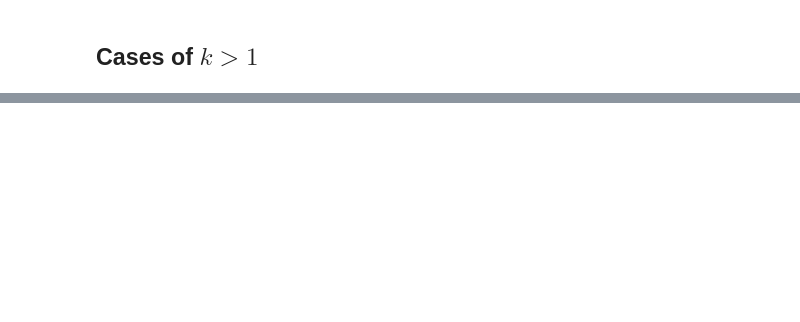
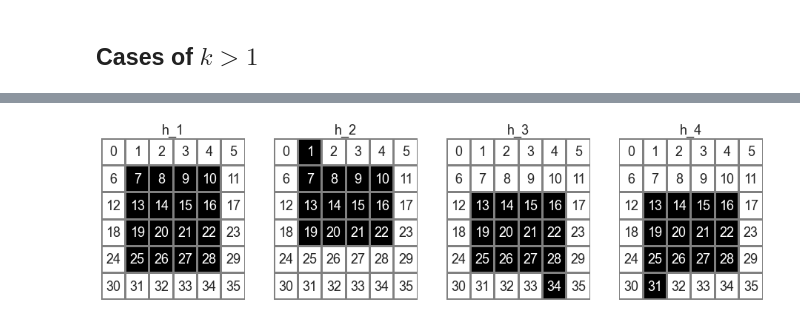
Before and after one commit to nataliavelez/teaching_models, a Jupyter notebook: testing_rectangle_model.ipynb, the cells around one changed output, grey strips where cells are left out. Cells and saved outputs as stored; diff of their text form; code cells hidden in the pictures; blank space fills up the shorter version.

```diff
--- a/testing_rectangle_model.ipynb
+++ b/testing_rectangle_model.ipynb
@@ -18,5 +18,8 @@ all_stimuli = make_df_from_spreadsheet(filename)
 # %%
-h = np.array([i for i in all_stimuli.loc[34,:].to_numpy(dtype=object)])
-h_flat = all_stimuli.loc[34,:].to_numpy(dtype=object) # Instead of 3d matrix, creates an array of arrays
-print(h.shape)
-print(h_flat.shape)
+def find_problem(index, all_problems):
+    '''Return flat and non flat representations of a specific problem'''
+    h = np.array([i for i in all_stimuli.loc[index,:].to_numpy(dtype=object)])
+    h_flat = all_stimuli.loc[index,:].to_numpy(dtype=object) # Instead of 3d matrix, create an array of arrays
+    print(h.shape)
+    print(h_flat.shape)
+    return h, h_flat
@@ -176,0 +188,9 @@ plot_problem_with_probs(df_5000)
+# %%
+indices = []
+for i in range(36):
+    for j in range(36):
+        for k in range(36):
+            indices.append((i,j,k))
+
+indices = pd.MultiIndex.from_tuples(indices, names=('i_1', 'i_2', 'i_3'))
+df_3ex = pd.DataFrame(columns=['h_1', 'h_2', 'h_3', 'h_4'], index=indices)
@@ -176,0 +214,8 @@ plot_problem_with_probs(df_5000)
+# %%
+indices = []
+for i in range(36):
+    for j in range(36):
+        indices.append((i,j))
+
+indices = pd.MultiIndex.from_tuples(indices, names=('i_1', 'i_2'))
+df_2ex = pd.DataFrame(columns=['h_1', 'h_2', 'h_3', 'h_4'], index=indices)
@@ -176,0 +372,17 @@ plot_problem_with_probs(df_5000)
+# %%
+# Plot indices to make viz slightly easier
+def plot_problem_with_indices_startingfrom0(problem):
+
+    indices = np.arange(0, h_flat[0].size).reshape(6,6)
+    fig, ax = plt.subplots(1,4, figsize = (16,4))
+    opt_labels = ['h_1', 'h_2', 'h_3', 'h_4']
+
+    for idx,ax_i in enumerate(ax):
+        hm = sns.heatmap(problem[idx,:,:], ax=ax_i,
+                         cmap='gray_r', cbar=False,
+                         linewidths=2, linecolor='#808080', annot=indices)
+        ax_i.set(xticks=[], yticks=[], title=opt_labels[idx])
+# %%
+plot_problem_with_indices_startingfrom0(h)
+# %% [output]
+[figure, added]
```
Also changed, not shown: parts of 21 cells of this notebook.
